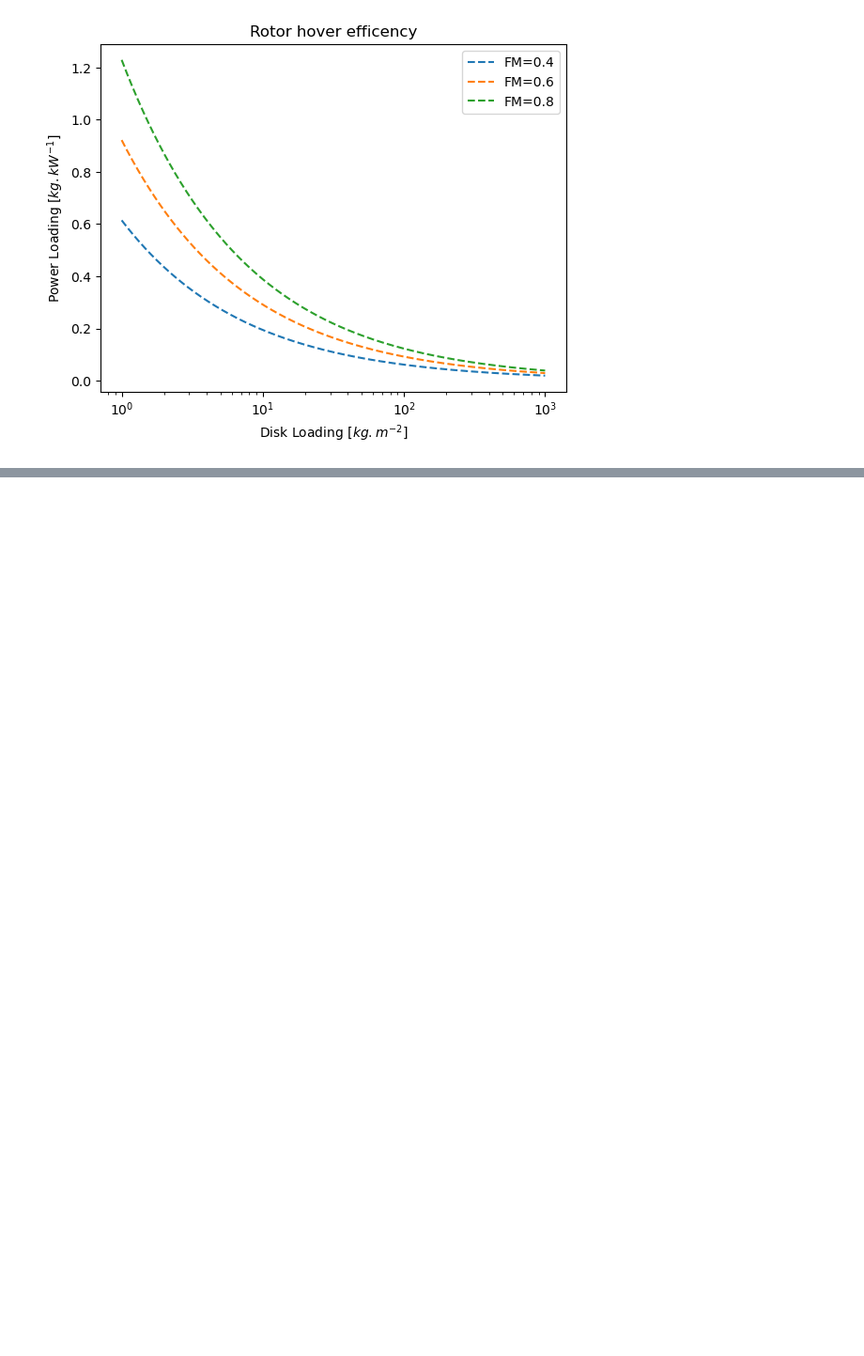
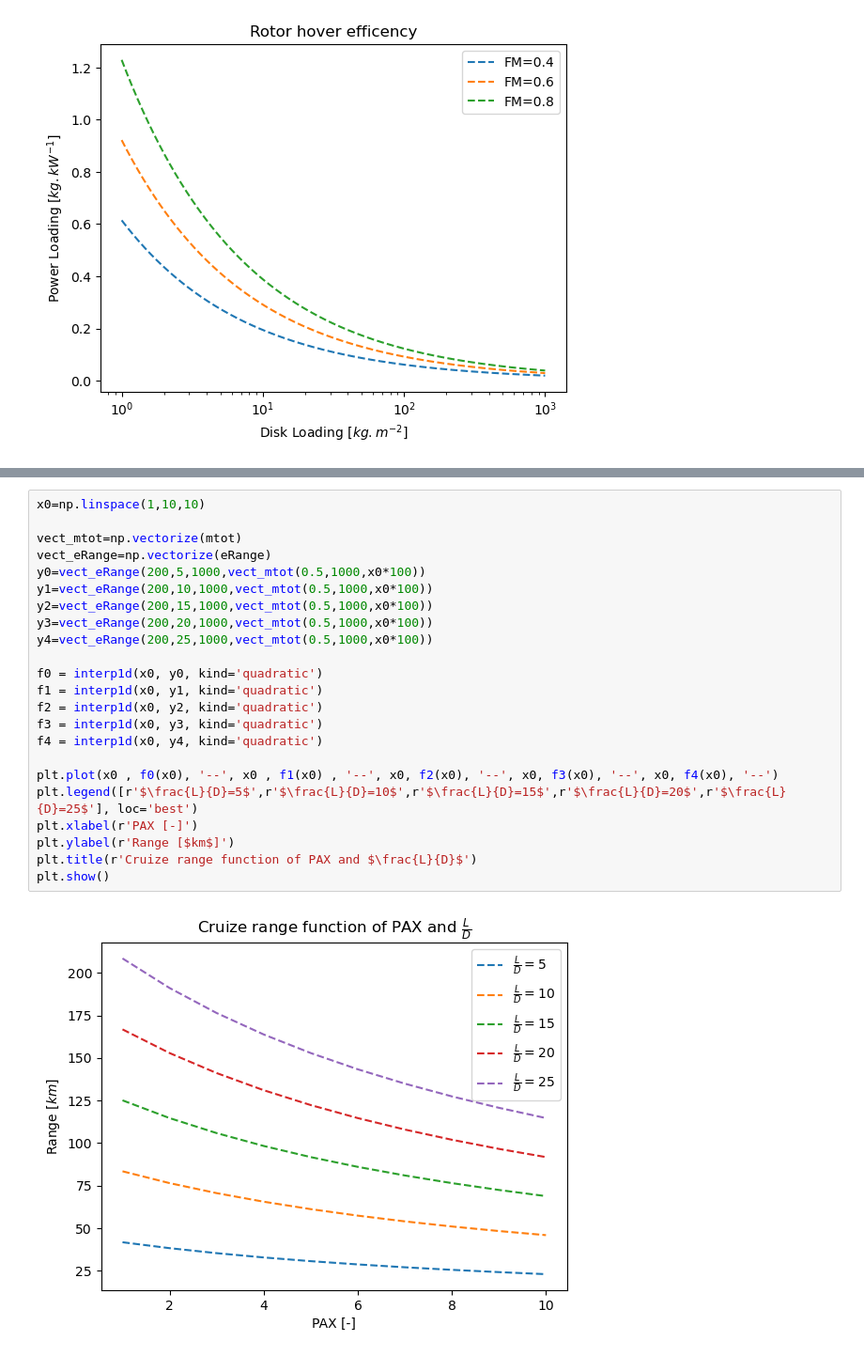
Before and after one commit to clementnardari/Sizing_eVTOL, a Jupyter notebook: Design.ipynb, the cells around one changed output, grey strips where cells are left out. Shown at 94% size. Drawn from its saved outputs; the diff is of its cells as text; blank space fills up the shorter version.

```diff
--- a/Design.ipynb
+++ b/Design.ipynb
@@ -80,0 +107,25 @@ sns.scatterplot(x=test['start'],y=test['total_time'],hue=test['direction_id'],pa
+# %%
+x0=np.linspace(1,10,10)
+
+vect_mtot=np.vectorize(mtot)
+vect_eRange=np.vectorize(eRange)
+y0=vect_eRange(200,5,1000,vect_mtot(0.5,1000,x0*100))
+y1=vect_eRange(200,10,1000,vect_mtot(0.5,1000,x0*100))
+y2=vect_eRange(200,15,1000,vect_mtot(0.5,1000,x0*100))
+y3=vect_eRange(200,20,1000,vect_mtot(0.5,1000,x0*100))
+y4=vect_eRange(200,25,1000,vect_mtot(0.5,1000,x0*100))
+
+f0 = interp1d(x0, y0, kind='quadratic')
+f1 = interp1d(x0, y1, kind='quadratic')
+f2 = interp1d(x0, y2, kind='quadratic')
+f3 = interp1d(x0, y3, kind='quadratic')
+f4 = interp1d(x0, y4, kind='quadratic')
+
+plt.plot(x0 , f0(x0), '--', x0 , f1(x0) , '--', x0, f2(x0), '--', x0, f3(x0), '--', x0, f4(x0), '--')
+plt.legend([r'$\frac{L}{D}=5$',r'$\frac{L}{D}=10$',r'$\frac{L}{D}=15$',r'$\frac{L}{D}=20$',r'$\frac{L}{D}=25$'], loc='best')
+plt.xlabel(r'PAX [-]')
+plt.ylabel(r'Range [$km$]')
+plt.title(r'Cruize range function of PAX and $\frac{L}{D}$')
+plt.show()
+# %% [output]
+[figure, added]
```
Also changed, not shown: parts of 6 cells of this notebook.
